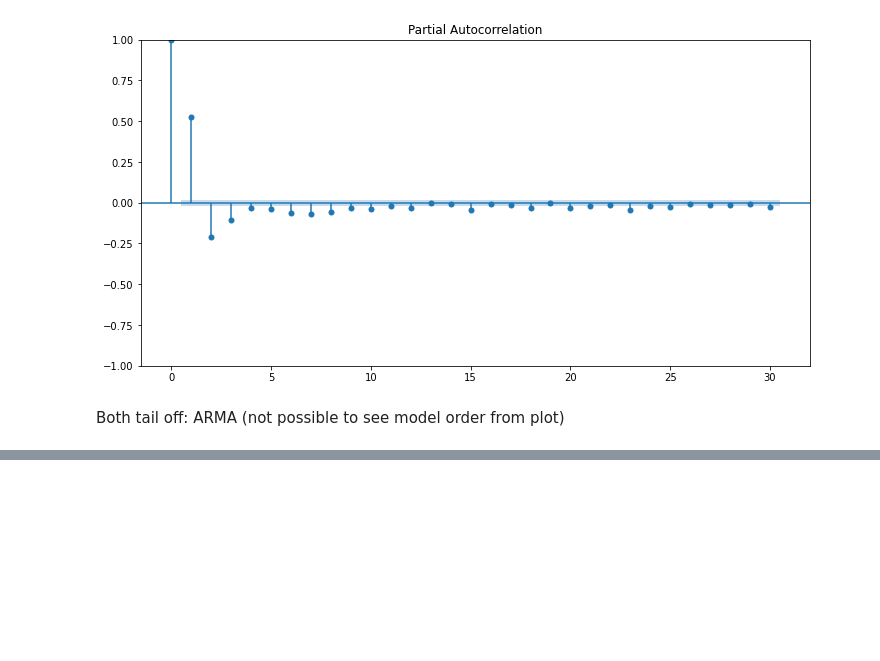
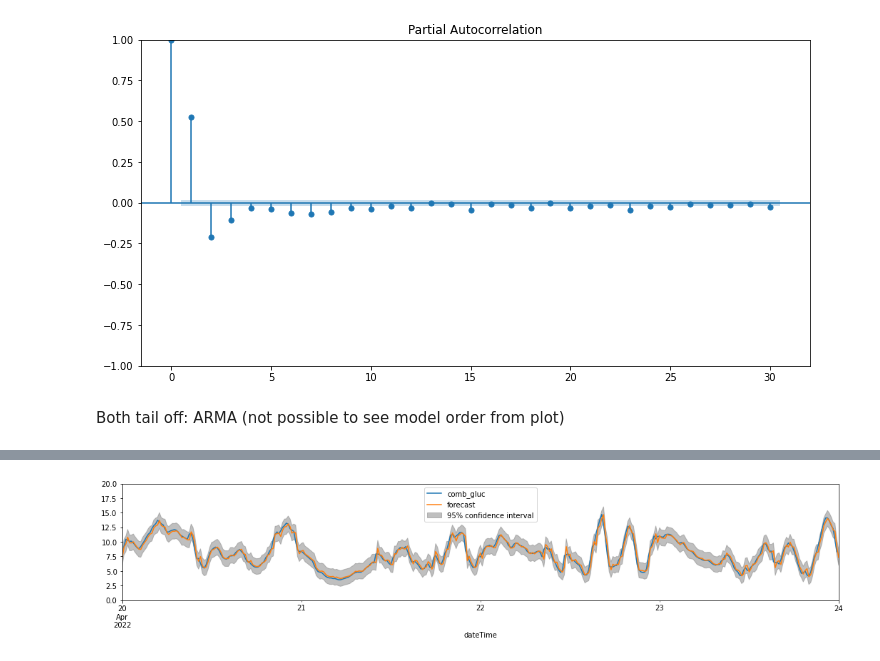
Before and after one commit to inaug22/capstone3, a Jupyter notebook: notebooks/glucose_wrangling+EDA.ipynb, the cells around one changed output, grey strips where cells are left out. Drawn from its saved outputs; the diff is of its cells as text; code cells hidden in the pictures; blank space fills up the shorter version.

Commit message:
fix forecast plot, add residual diagnostic plot

```diff
--- a/notebooks/glucose_wrangling+EDA.ipynb
+++ b/notebooks/glucose_wrangling+EDA.ipynb
@@ -506,8 +550,9 @@ print('minimum MSE is', min_mse, '\noptimal parameters p, d, q are', opt_order)
 # %%
 # note: if e.g. (2,0,3) is optimal for once differenced data, then for original data set d=1
-model = ARIMA(y, order=(2,1,3))
-fit = model.fit()
-# forecast for next two hours, include confidence interval
-forecast = fit.get_forecast(8)
+model = ARIMA(df_gluc_resampled.comb_gluc, order=(4,1,1))
+# set maxiter for model convergence
+fit = model.fit(method_kwargs={'maxiter':300})
+# forecast for next four hours, include confidence interval
+forecast = fit.get_forecast(16)
 
 fit.summary()
@@ -523,0 +581,12 @@ y.plot(ax=ax)
+# %%
+# plot data together with model
+fig, ax = plt.subplots()
+fig.set_size_inches(18, 3)
+df_gluc_resampled.comb_gluc.plot(ax=ax);
+plot_predict(fit, ax=ax, start=start_date, end=end_date);
+plt.ylim(0, 20)
+plt.xlim(pd.to_datetime('2022-04-20'), end_date)
+plt.show()
+# fit.plot(ax=ax, start=start_date, end=end_date)
+# %% [output]
+[figure, added]
```
Also changed, not shown: parts of 19 cells of this notebook.
